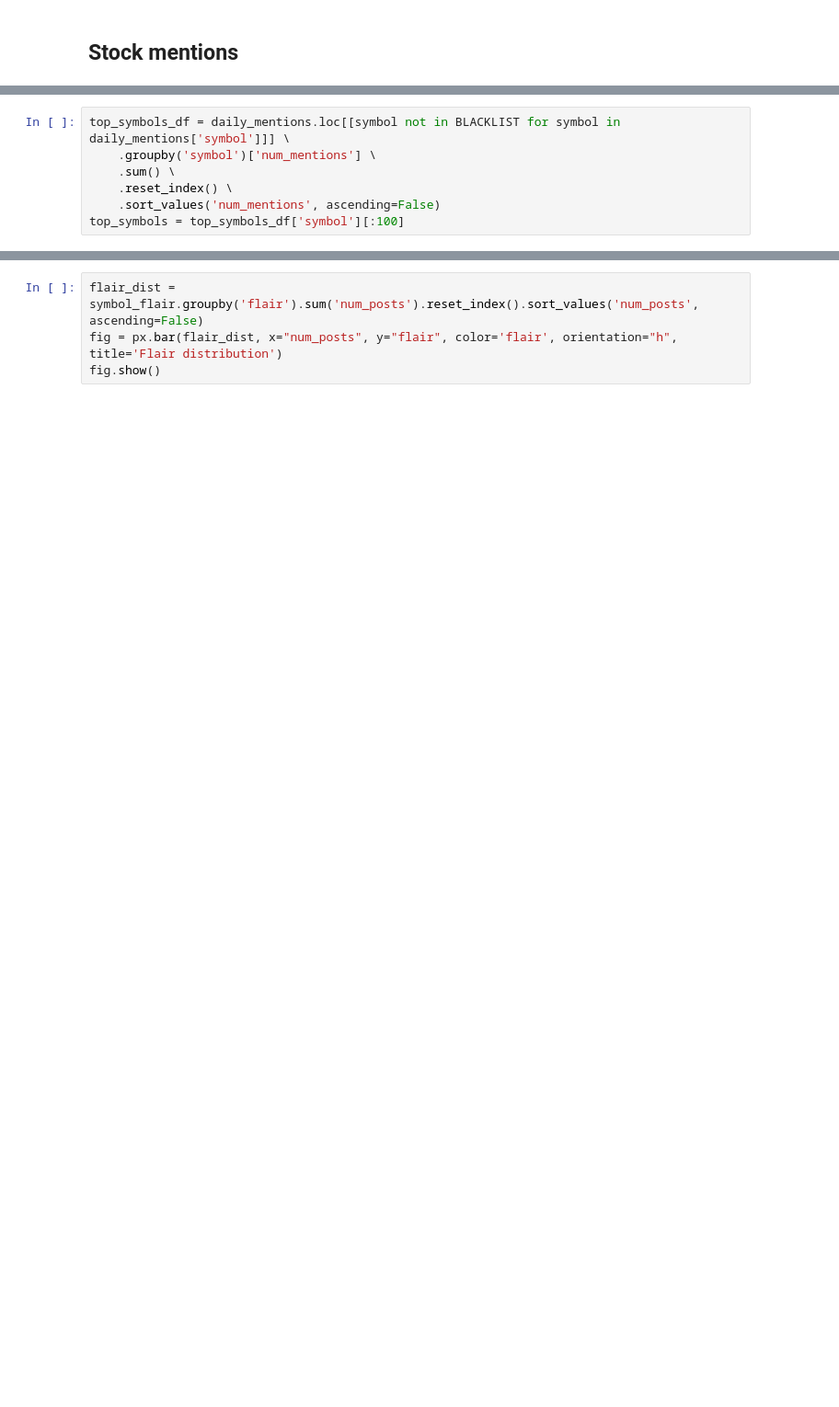
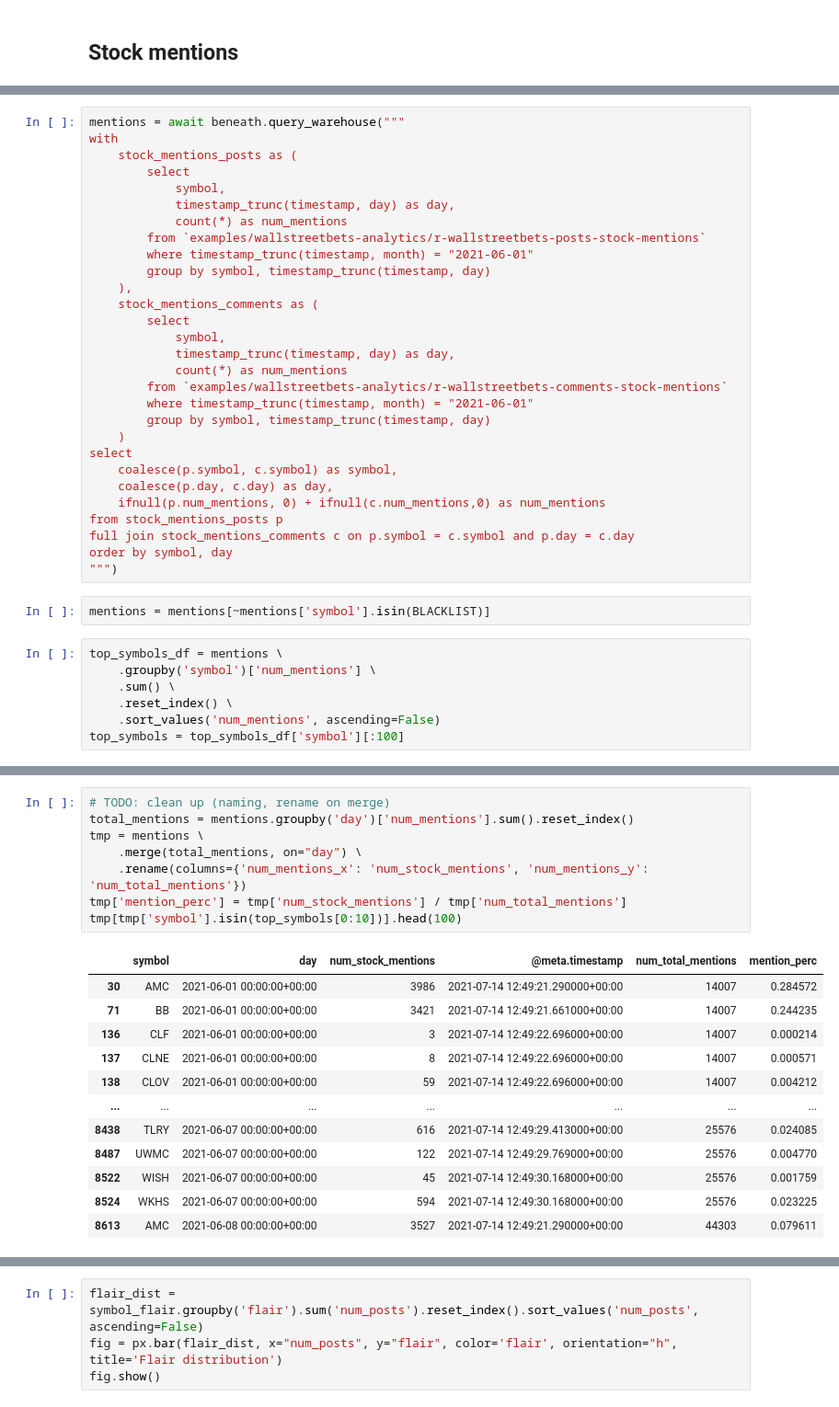
Before and after one commit to beneath-hq/beneath, a Jupyter notebook: examples/wallstreetbets-analytics/explore/explore.ipynb, the cells around one changed output, grey strips where cells are left out. Shown: that part at 92% size. Cells and saved outputs as stored; diff of their text form; blank space fills up the shorter version.

```diff
--- a/examples/wallstreetbets-analytics/explore/explore.ipynb
+++ b/examples/wallstreetbets-analytics/explore/explore.ipynb
@@ -248,5 +289,36 @@ daily_mentions = await beneath.query_warehouse("""
+# %%
+mentions = await beneath.query_warehouse("""
+with
+    stock_mentions_posts as (
+        select
+            symbol,
+            timestamp_trunc(timestamp, day) as day,
+            count(*) as num_mentions
+        from `examples/wallstreetbets-analytics/r-wallstreetbets-posts-stock-mentions`
+        where timestamp_trunc(timestamp, month) = "2021-06-01"
+        group by symbol, timestamp_trunc(timestamp, day)
+    ),
+    stock_mentions_comments as (
+        select
+            symbol,
+            timestamp_trunc(timestamp, day) as day,
+            count(*) as num_mentions
+        from `examples/wallstreetbets-analytics/r-wallstreetbets-comments-stock-mentions`
+        where timestamp_trunc(timestamp, month) = "2021-06-01"
+        group by symbol, timestamp_trunc(timestamp, day)
+    )
+select
+    coalesce(p.symbol, c.symbol) as symbol,
+    coalesce(p.day, c.day) as day,
+    ifnull(p.num_mentions, 0) + ifnull(c.num_mentions,0) as num_mentions
+from stock_mentions_posts p
+full join stock_mentions_comments c on p.symbol = c.symbol and p.day = c.day
+order by symbol, day
+""")
+# %%
+mentions = mentions[~mentions['symbol'].isin(BLACKLIST)]
 # %%
-top_symbols_df = daily_mentions.loc[[symbol not in BLACKLIST for symbol in daily_mentions['symbol']]] \
+top_symbols_df = mentions \
     .groupby('symbol')['num_mentions'] \
     .sum() \
     .reset_index() \
@@ -265,3 +337,24 @@ fig = px.line(daily_mentions[daily_mentions['symbol'].isin(top_symbols[:10])],
 fig.show()
 # %% [output]
 [interactive output not drawn]
+# %%
+# TODO: clean up (naming, rename on merge)
+total_mentions = mentions.groupby('day')['num_mentions'].sum().reset_index()
+tmp = mentions \
+    .merge(total_mentions, on="day") \
+    .rename(columns={'num_mentions_x': 'num_stock_mentions', 'num_mentions_y': 'num_total_mentions'})
+tmp['mention_perc'] = tmp['num_stock_mentions'] / tmp['num_total_mentions']
+tmp[tmp['symbol'].isin(top_symbols[0:10])].head(100)
+# %% [output]
+|  | symbol | day | num_stock_mentions | @meta.timestamp | num_total_mentions | mention_perc |
+| 30 | AMC | 2021-06-01 00:00:00+00:00 | 3986 | 2021-07-14 12:49:21.290000+00:00 | 14007 | 0.284572 |
+| 71 | BB | 2021-06-01 00:00:00+00:00 | 3421 | 2021-07-14 12:49:21.661000+00:00 | 14007 | 0.244235 |
+| 136 | CLF | 2021-06-01 00:00:00+00:00 | 3 | 2021-07-14 12:49:22.696000+00:00 | 14007 | 0.000214 |
+| 137 | CLNE | 2021-06-01 00:00:00+00:00 | 8 | 2021-07-14 12:49:22.696000+00:00 | 14007 | 0.000571 |
+| 138 | CLOV | 2021-06-01 00:00:00+00:00 | 59 | 2021-07-14 12:49:22.696000+00:00 | 14007 | 0.004212 |
+| ... | ... | ... | ... | ... | ... | ... |
+| 8438 | TLRY | 2021-06-07 00:00:00+00:00 | 616 | 2021-07-14 12:49:29.413000+00:00 | 25576 | 0.024085 |
+| 8487 | UWMC | 2021-06-07 00:00:00+00:00 | 122 | 2021-07-14 12:49:29.769000+00:00 | 25576 | 0.004770 |
+| 8522 | WISH | 2021-06-07 00:00:00+00:00 | 45 | 2021-07-14 12:49:30.168000+00:00 | 25576 | 0.001759 |
+| 8524 | WKHS | 2021-06-07 00:00:00+00:00 | 594 | 2021-07-14 12:49:30.168000+00:00 | 25576 | 0.023225 |
+| 8613 | AMC | 2021-06-08 00:00:00+00:00 | 3527 | 2021-07-14 12:49:21.290000+00:00 | 44303 | 0.079611 |
```
Also changed, not shown: parts of 53 cells of this notebook.
